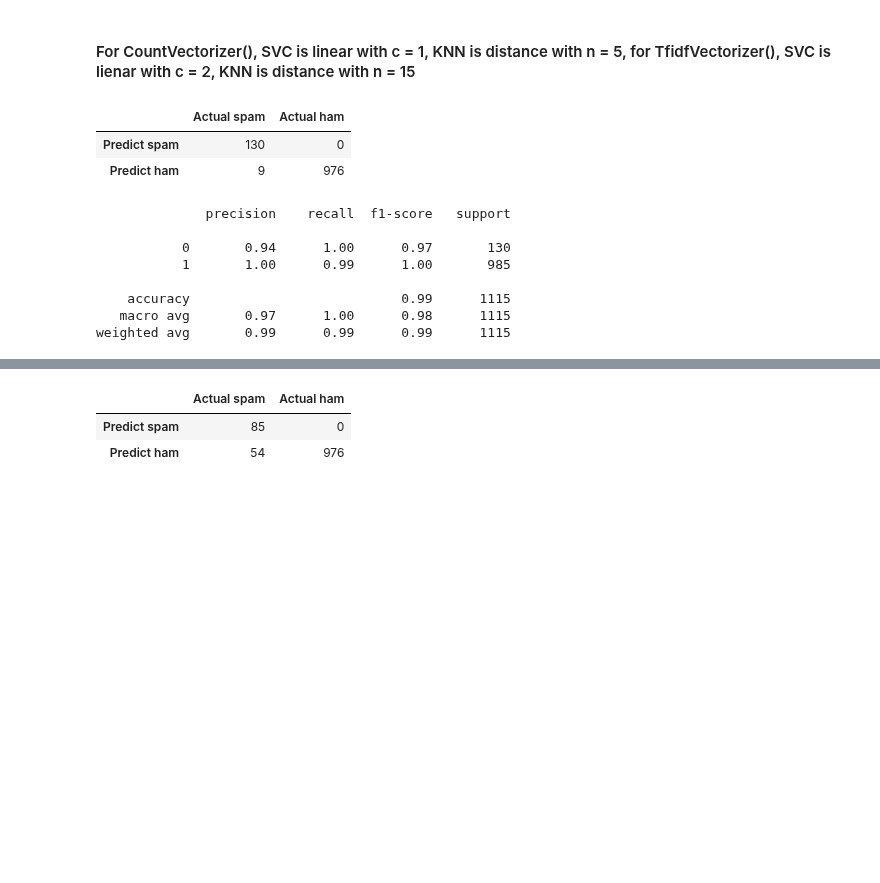
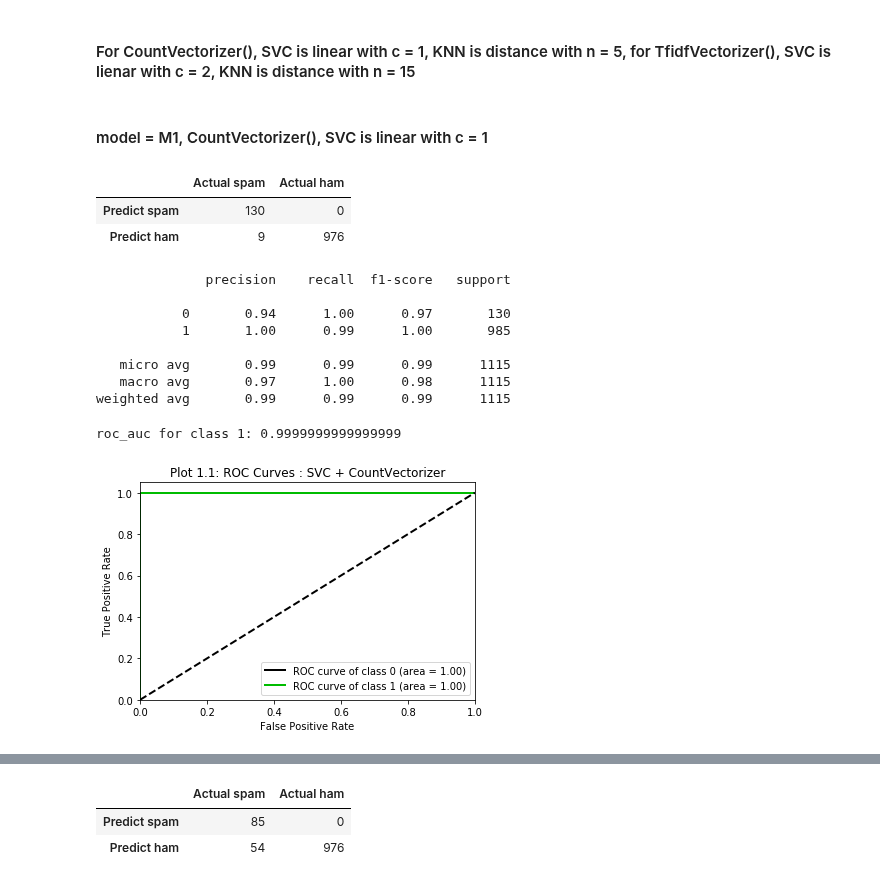
Before and after one commit to ECS171-Project/Final-project, a Jupyter notebook: SVC and KNN.ipynb, the cells around one changed output, grey strips where cells are left out. Cells and saved outputs as stored; diff of their text form; code cells hidden in the pictures; blank space fills up the shorter version.

Commit message:
add plots

```diff
--- a/SVC and KNN.ipynb
+++ b/SVC and KNN.ipynb
@@ -360,7 +363,15 @@ compare_result4
 # %% [markdown]
 #### For CountVectorizer(), SVC is linear with c = 1, KNN is distance with n = 5, for TfidfVectorizer(), SVC is lienar with c = 2, KNN is distance with n = 15
 # %%
-M1 = SVC(C = 1, kernel = 'linear')
+M1 = SVC(C = 1, kernel = 'linear',probability=True)
 M2 = KNeighborsClassifier(n_neighbors = 5, weights = 'distance')
-M3 = SVC(C = 2, kernel = 'linear')
+M3 = SVC(C = 2, kernel = 'linear',probability=True)
 M4 = KNeighborsClassifier(n_neighbors = 15, weights = 'distance')
+# %%
+def plot_roc(model,y_pred, plot_title):
+    probas_= model.fit(X_tr, y_tr).predict_proba(X_te)
+    print("roc_auc for class 1:", metrics.roc_auc_score(y_pred,probas_[:,1]))
+    scikitplot.metrics.plot_roc(y_pred, probas_,
+                            title = plot_title,
+                            plot_micro = False, plot_macro = False)
+    plt.show()
@@ -367,3 +387,5 @@ M4 = KNeighborsClassifier(n_neighbors = 15, weights = 'distance')
+# %% [markdown]
+#### model = M1, CountVectorizer(), SVC is linear with c = 1
 # %%
 M1.fit(X_tr, y_tr)
 pre = M1.predict(X_te)
@@ -382,6 +404,11 @@ print(classification_report(pre, y_te))
            0       0.94      1.00      0.97       130
            1       1.00      0.99      1.00       985
 
-    accuracy                           0.99      1115
+   micro avg       0.99      0.99      0.99      1115
    macro avg       0.97      1.00      0.98      1115
 weighted avg       0.99      0.99      0.99      1115
+# %%
+plot_roc(M1,pre, "Plot 1.1: ROC Curves : SVC + CountVectorizer")
+# %% [output]
+roc_auc for class 1: 0.9999999999999999
+[figure, added]
```
Also changed, not shown: parts of 22 cells of this notebook.
